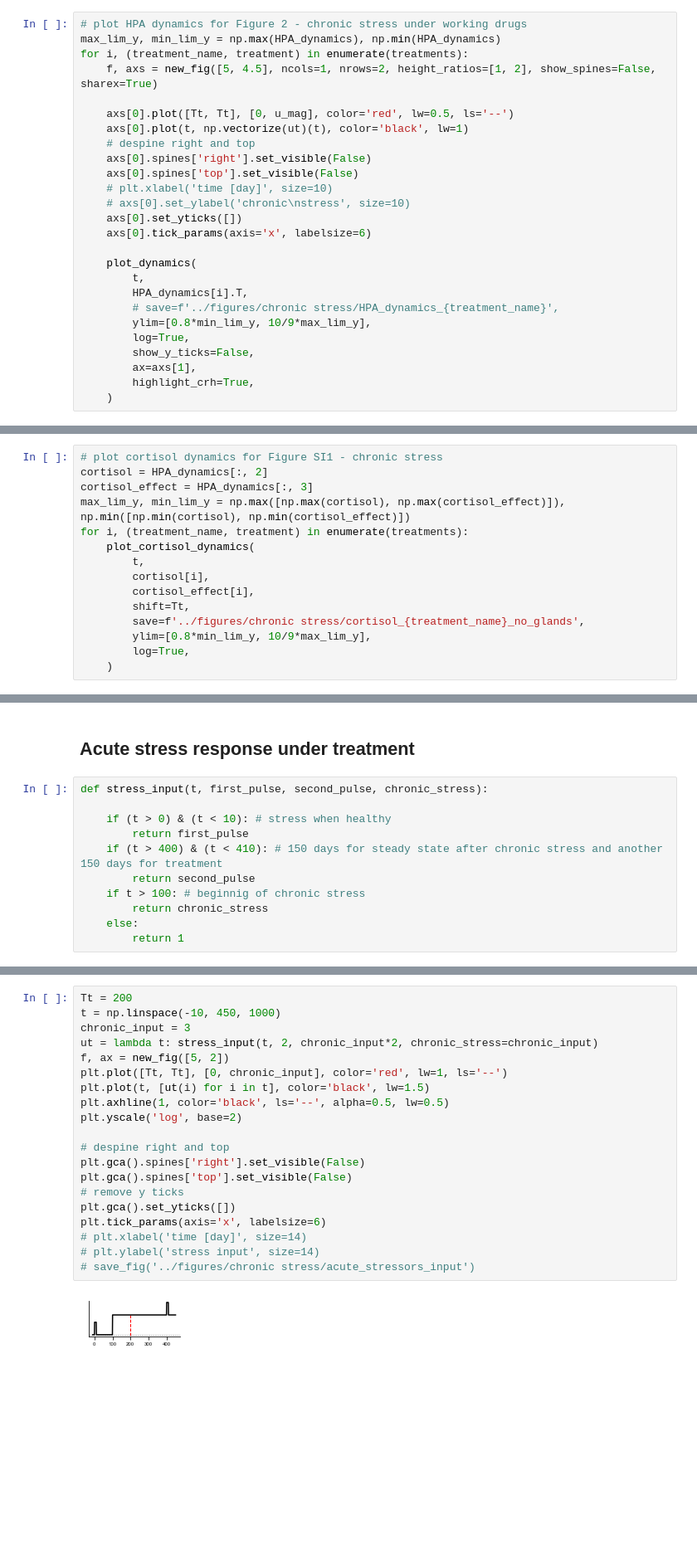
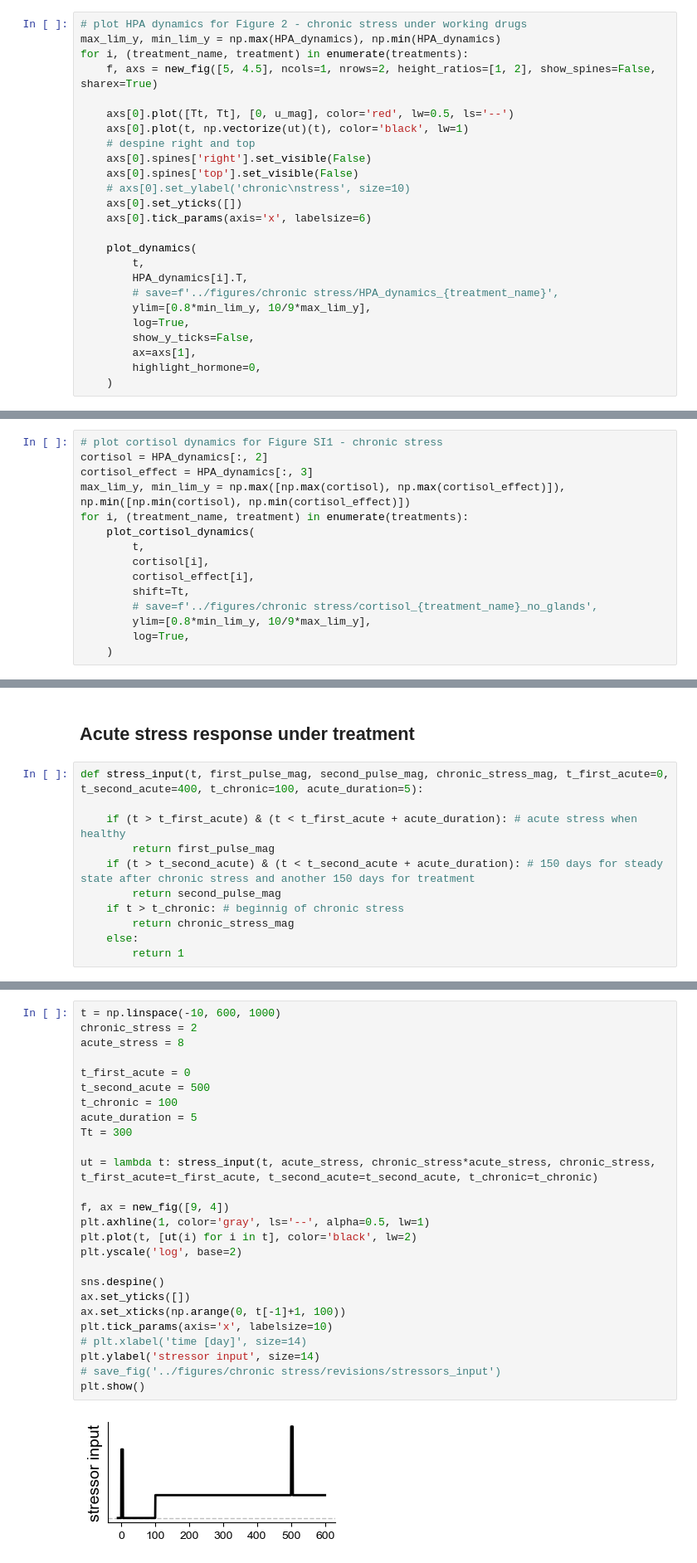
Before and after one commit to tomermilo/hpa-drugs, a Jupyter notebook: hpa drugs.ipynb, the cells around one changed output, grey strips where cells are left out. Shown at 83% size. Drawn from its saved outputs; the diff is of its cells as text; blank space fills up the shorter version.

Commit message:
after revisions

```diff
--- a/hpa drugs.ipynb
+++ b/hpa drugs.ipynb
@@ -550,7 +597,6 @@ for i, (treatment_name, treatment) in enumerate(treatments):
     # despine right and top
     axs[0].spines['right'].set_visible(False)
     axs[0].spines['top'].set_visible(False)
-    # plt.xlabel('time [day]', size=10)
     # axs[0].set_ylabel('chronic\nstress', size=10)
     axs[0].set_yticks([])
     axs[0].tick_params(axis='x', labelsize=6)
@@ -563,6 +609,6 @@ for i, (treatment_name, treatment) in enumerate(treatments):
         log=True,
         show_y_ticks=False,
         ax=axs[1],
-        highlight_crh=True,
+        highlight_hormone=0,
     )
 # %% [output]
@@ -633,7 +788,7 @@ for i, (treatment_name, treatment) in enumerate(treatments):
         cortisol[i],
         cortisol_effect[i],
         shift=Tt,
-        save=f'../figures/chronic stress/cortisol_{treatment_name}_no_glands',
+        # save=f'../figures/chronic stress/cortisol_{treatment_name}_no_glands',
         ylim=[0.8*min_lim_y, 10/9*max_lim_y],
         log=True,
     )
@@ -659,14 +991,14 @@ meta NOT subset; don't know how to subset; dropped
 # %% [markdown]
 ## Acute stress response under treatment
 # %%
-def stress_input(t, first_pulse, second_pulse, chronic_stress):
+def stress_input(t, first_pulse_mag, second_pulse_mag, chronic_stress_mag, t_first_acute=0, t_second_acute=400, t_chronic=100, acute_duration=5):
 
-    if (t > 0) & (t < 10): # stress when healthy
-        return first_pulse
-    if (t > 400) & (t < 410): # 150 days for steady state after chronic stress and another 150 days for treatment
-        return second_pulse
-    if t > 100: # beginnig of chronic stress
-        return chronic_stress
+    if (t > t_first_acute) & (t < t_first_acute + acute_duration): # acute stress when healthy
+        return first_pulse_mag
+    if (t > t_second_acute) & (t < t_second_acute + acute_duration): # 150 days for steady state after chronic stress and another 150 days for treatment
+        return second_pulse_mag
+    if t > t_chronic: # beginnig of chronic stress
+        return chronic_stress_mag
     else:
         return 1
 # %%
@@ -712,25 +1042,31 @@ def run_chronic_stress_simulation(t, stress_input, treatments, method='odeint'):
         plt.tight_layout()
         plt.show()
 # %%
-Tt = 200
-t = np.linspace(-10, 450, 1000)
-chronic_input = 3
-ut = lambda t: stress_input(t, 2, chronic_input*2, chronic_stress=chronic_input)
-f, ax = new_fig([5, 2])
-plt.plot([Tt, Tt], [0, chronic_input], color='red', lw=1, ls='--')
-plt.plot(t, [ut(i) for i in t], color='black', lw=1.5)
-plt.axhline(1, color='black', ls='--', alpha=0.5, lw=0.5)
+t = np.linspace(-10, 600, 1000)
+chronic_stress = 2
+acute_stress = 8
+
+t_first_acute = 0
+t_second_acute = 500
+t_chronic = 100
+acute_duration = 5
+Tt = 300
+
+ut = lambda t: stress_input(t, acute_stress, chronic_stress*acute_stress, chronic_stress, t_first_acute=t_first_acute, t_second_acute=t_second_acute, t_chronic=t_chronic)
+
+f, ax = new_fig([9, 4])
+plt.axhline(1, color='gray', ls='--', alpha=0.5, lw=1)
+plt.plot(t, [ut(i) for i in t], color='black', lw=2)
 plt.yscale('log', base=2)
 
-# despine right and top
-plt.gca().spines['right'].set_visible(False)
-plt.gca().spines['top'].set_visible(False)
-# remove y ticks
-plt.gca().set_yticks([])
-plt.tick_params(axis='x', labelsize=6)
+sns.despine()
+ax.set_yticks([])
+ax.set_xticks(np.arange(0, t[-1]+1, 100))
+plt.tick_params(axis='x', labelsize=10)
 # plt.xlabel('time [day]', size=14)
-# plt.ylabel('stress input', size=14)
-# save_fig('../figures/chronic stress/acute_stressors_input')
+plt.ylabel('stressor input', size=14)
+# save_fig('../figures/chronic stress/revisions/stressors_input')
+plt.show()
 # %% [output]
-[figure, old version]
+[figure, new version]
 # %%
```
Also changed, not shown: parts of 41 cells of this notebook, 1 other file.
